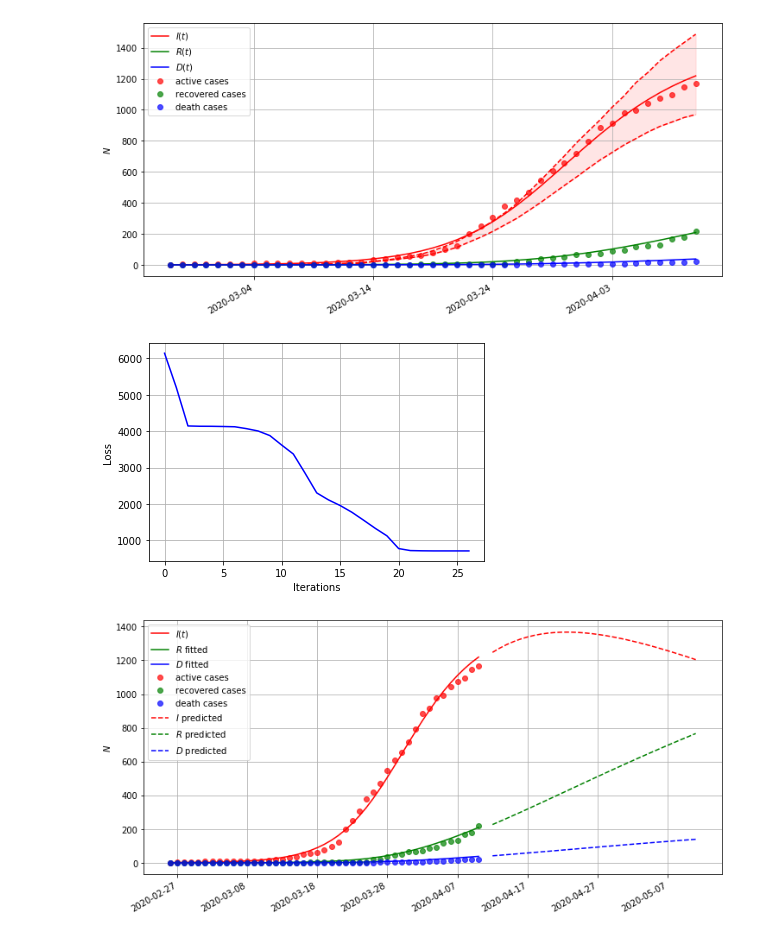
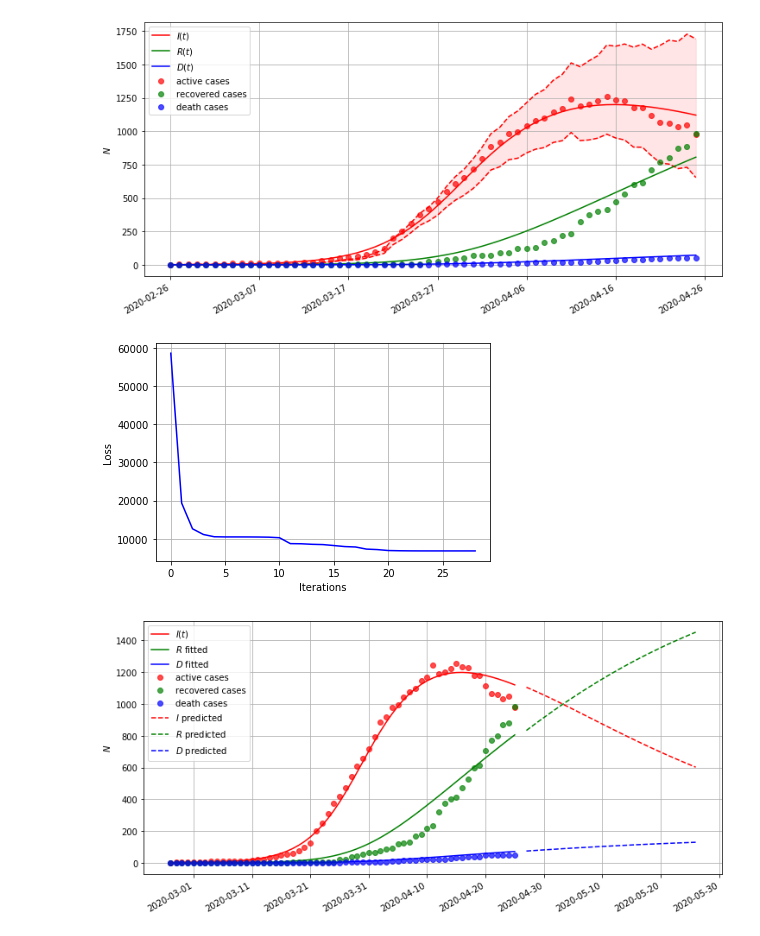
Before and after one commit to akapet00/coropy, a Jupyter notebook: sandbox/04-SEIRD-Simulation.ipynb, the cells around one changed output. Cells and saved outputs as stored; diff of their text form; code cells hidden in the pictures.

```diff
--- a/sandbox/04-SEIRD-Simulation.ipynb
+++ b/sandbox/04-SEIRD-Simulation.ipynb
@@ -47,29 +47,29 @@ active_cases_2 = active_cases[diff+1:]
 # %%
 # Simulation for the first bi-month in the first epi wave
 
 S0 = 2200
 E0 = 3 * active_cases_1[0]
 I0 = active_cases_1[0]
 R0 = recovered_cases_1[0]
 D0 = death_cases_1[0]
 
-duration = 45 # in days
+duration = 60 # in days
 
 (S, E, I, R, D), seird_model, loss = simulate.seird_dynamics(
     active_cases=active_cases_1[:duration],
     recovered_cases=recovered_cases_1[:duration],
     death_cases=death_cases_1[:duration],
     initial_conditions=(S0, E0, I0, R0, D0),
     epidemics_start_date=start_date_1,
     plot_sim=True,
     plot_l=True,
     sensitivity=0.90,
     specificity=0.96,
     new_positives=np.diff(np.concatenate((np.array([0]), confirmed_cases_1[:duration]))),
     total_tests=daily_tests_1[:duration])
 # %% [output]
-[figure, old version]
+[figure, new version]
-[figure, old version]
+[figure, new version]
 # %%
 n_days = 30 # days in future
 
@@ -86,4 +86,4 @@ plot_compartmental_model_forecast(
     D=D,
     D_pred=D_pred)
 # %% [output]
-[figure, old version]
+[figure, new version]
```
Also changed, not shown: 2 other files.
